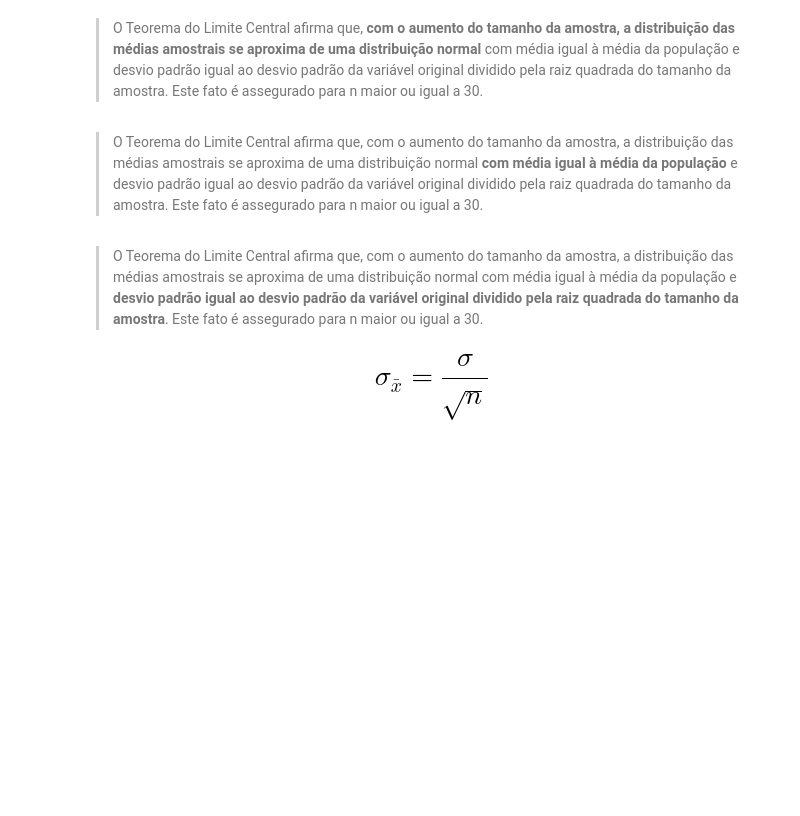
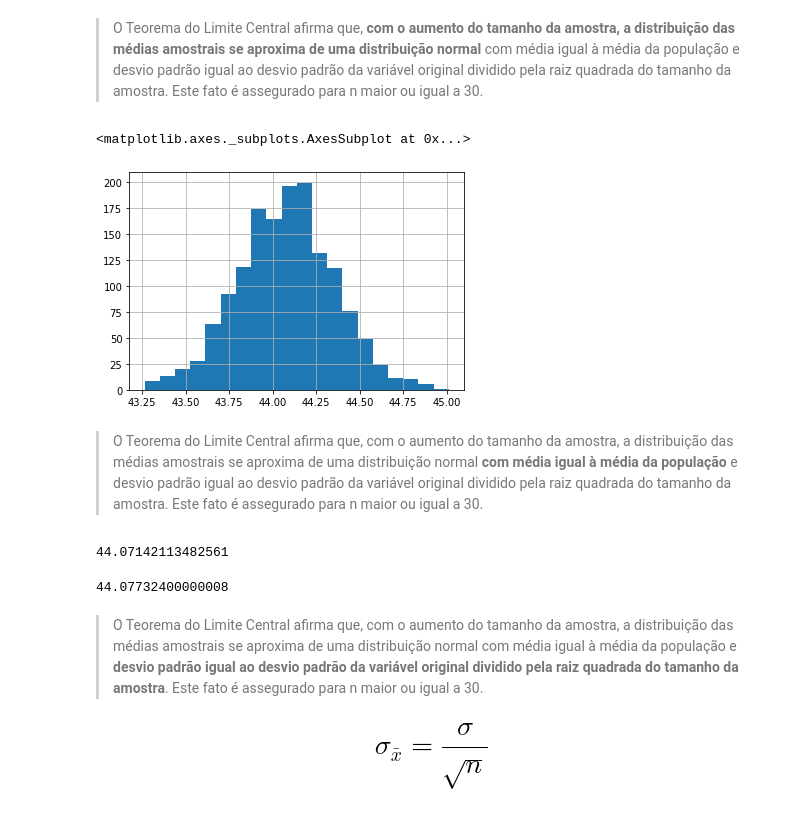
Before and after one commit to jordanfalcao/data-analytics, a Jupyter notebook: Estatísticas com Python 2/Curso_de_Estatística_Parte_2.ipynb, the cells around one changed output. Drawn from its saved outputs; the diff is of its cells as text; code cells hidden in the pictures; blank space fills up the shorter version.

```diff
--- a/Estatísticas com Python 2/Curso_de_Estatística_Parte_2.ipynb
+++ b/Estatísticas com Python 2/Curso_de_Estatística_Parte_2.ipynb
@@ -708,3 +836,9 @@ Suponha que os pesos dos sacos de arroz de uma indústria alimentícia se distri
 O desvio padrão das médias amostrais é conhecido como **erro padrão da média**
 # %% [markdown]
 ### Entendendo o Teorema do Limite Central
+# %%
+n = 2000
+total_amostras = 1500
+# %%
+amostras = pd.DataFrame()
+amostras
@@ -710,0 +847,7 @@ O desvio padrão das médias amostrais é conhecido como **erro padrão da médi
+# %%
+for i in range(total_amostras):
+  _ = dados.Idade.sample(n)
+  _.index = range(0, len(_))
+  amostras['Amostra_' + str(i)] = _
+
+amostras
@@ -711,7 +883,21 @@ O desvio padrão das médias amostrais é conhecido como **erro padrão da médi
 # %% [markdown]
 > O Teorema do Limite Central afirma que, **com o aumento do tamanho da amostra, a distribuição das médias amostrais se aproxima de uma distribuição normal** com média igual à média da população e desvio padrão igual ao desvio padrão da variável original dividido pela raiz quadrada do tamanho da amostra. Este fato é assegurado para n maior ou igual a 30.
+# %%
+# a média das amostras se aproximam de uma distribuição Normal
+amostras.mean().hist(bins = 20)
+# %% [output]
+<matplotlib.axes._subplots.AxesSubplot at 0x...>
+[figure, added]
 # %% [markdown]
 > O Teorema do Limite Central afirma que, com o aumento do tamanho da amostra, a distribuição das médias amostrais se aproxima de uma distribuição normal **com média igual à média da população** e desvio padrão igual ao desvio padrão da variável original dividido pela raiz quadrada do tamanho da amostra. Este fato é assegurado para n maior ou igual a 30.
+# %%
+dados.Idade.mean()
+# %% [output]
+44.07142113482561
+# %%
+amostras.mean().mean()
+# %% [output]
+44.07732400000008
 # %% [markdown]
 > O Teorema do Limite Central afirma que, com o aumento do tamanho da amostra, a distribuição das médias amostrais se aproxima de uma distribuição normal com média igual à média da população e **desvio padrão igual ao desvio padrão da variável original dividido pela raiz quadrada do tamanho da amostra**. Este fato é assegurado para n maior ou igual a 30.
 
```
Also changed, not shown: parts of 30 cells of this notebook, 1 other file.
